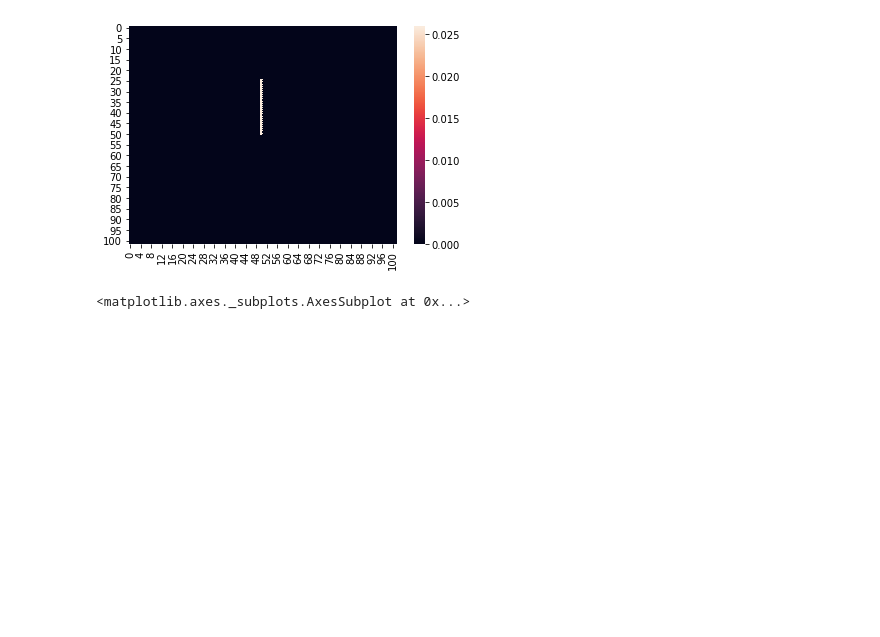
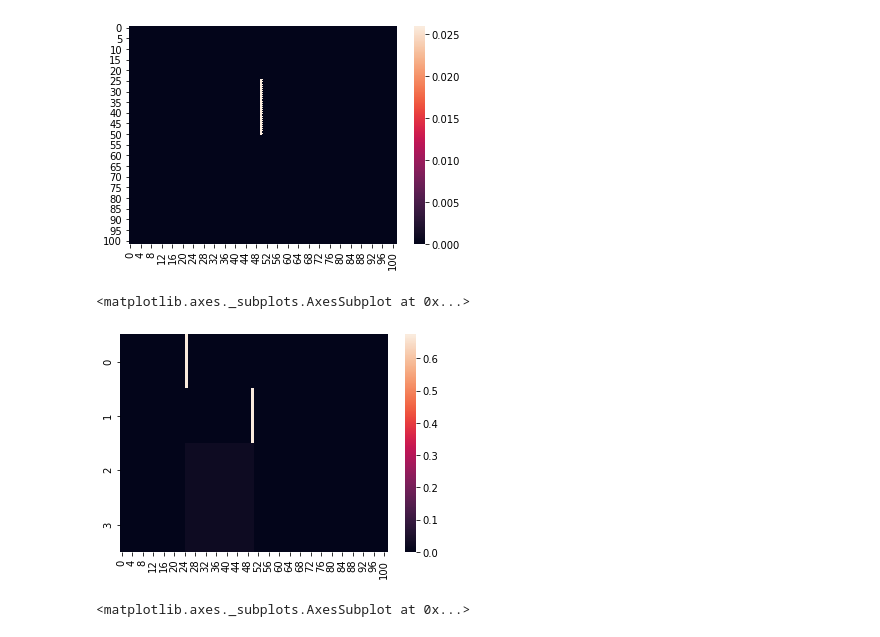
Before and after one commit to AdrianoValdesGomez/Selected-Topics-in-Biophysics, a Jupyter notebook: Notebooks/Gillespie Algorithm (Extension to anisotropic environments).ipynb, the cells around one changed output. Drawn from its saved outputs; the diff is of its cells as text; code cells hidden in the pictures; blank space fills up the shorter version.

```diff
--- a/Notebooks/Gillespie Algorithm (Extension to anisotropic environments).ipynb
+++ b/Notebooks/Gillespie Algorithm (Extension to anisotropic environments).ipynb
@@ -124,10 +124,10 @@ P5 = np.zeros((4,101))
 # %%
 def fun_a0(a):
     a0 = 0
-    for d in range(0,4):
+    for mu in range(0,4):
         for i in range(1,101):
             for j in range(1,101):
-                a0 = a0 + a[d][i][j]
+                a0 = a0 + a[mu][i][j]
     return a0
 # %%
 fun_a0(a)
@@ -249,0 +234,2 @@ fun_j(P3,P5,np.random.rand(),1)
+# %%
+a0 = fun_a0(a)
@@ -490,6 +504,11 @@ sns.heatmap(P2[3][:][:])
 # %% [output]
 <matplotlib.axes._subplots.AxesSubplot at 0x...>
 [figure]
+# %%
+sns.heatmap(P4)
+# %% [output]
+<matplotlib.axes._subplots.AxesSubplot at 0x...>
+[figure, added]
 # %%
 sns.heatmap(P5)
 # %% [output]
```
Also changed, not shown: parts of 16 cells of this notebook.
